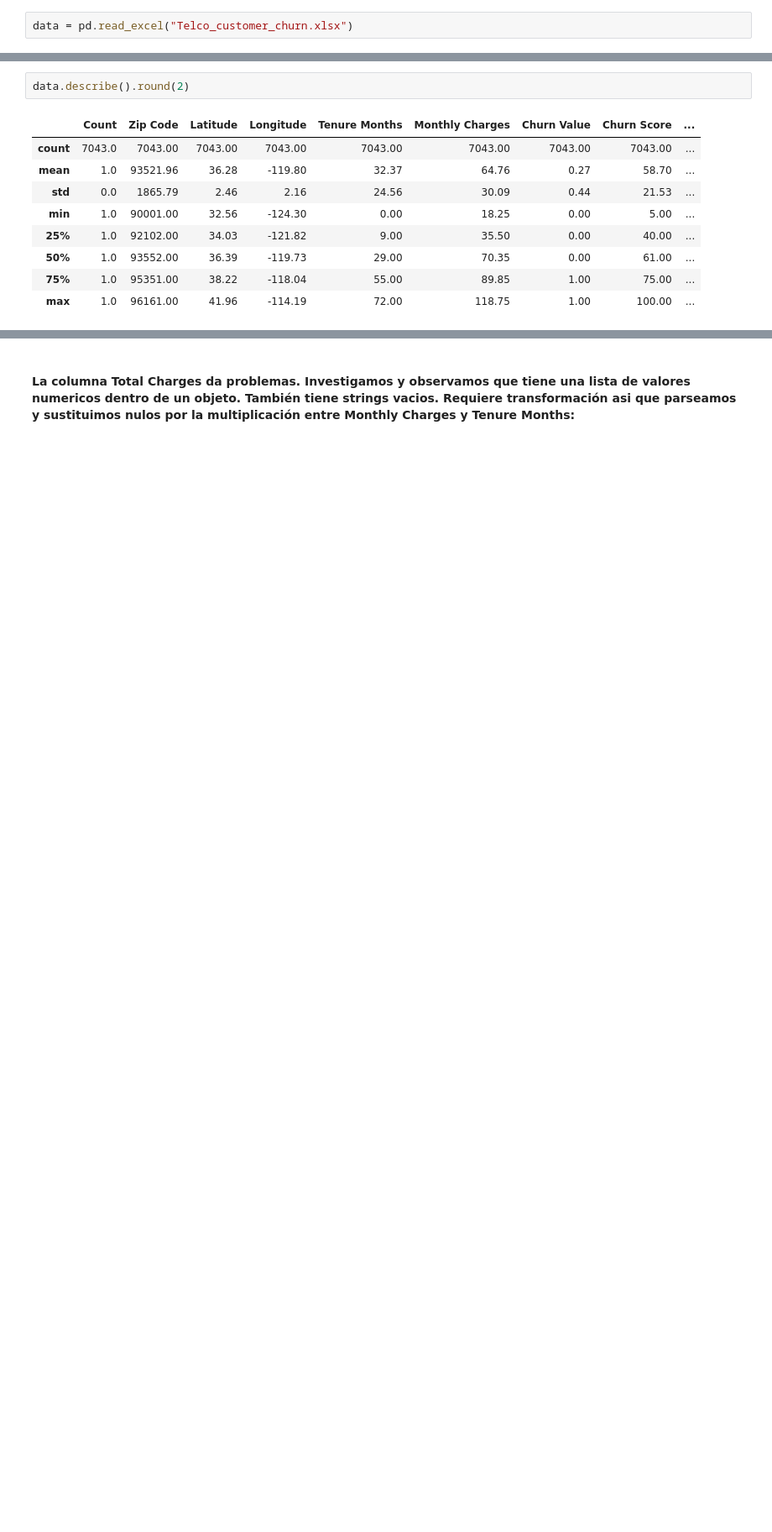
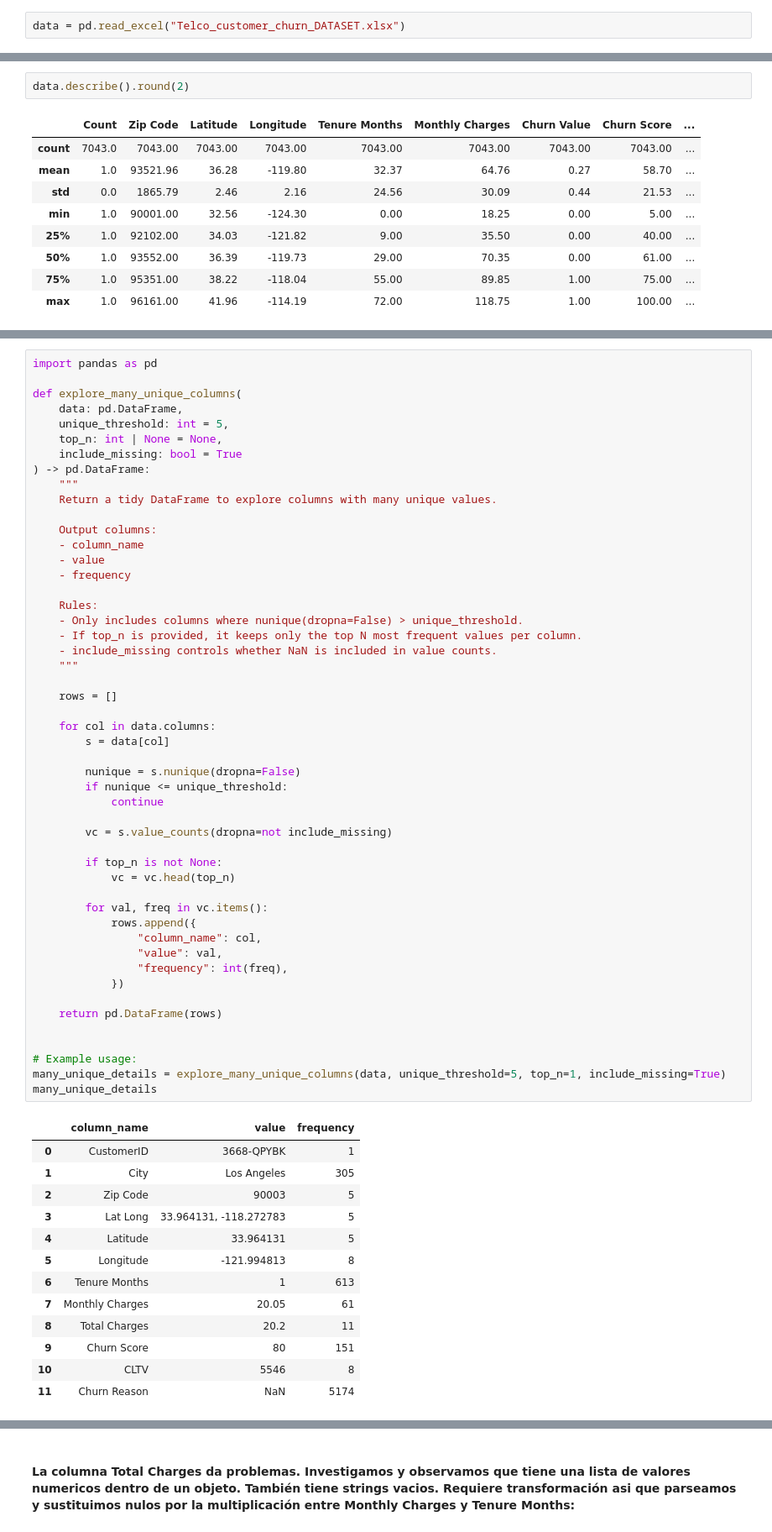
Before and after one commit to OsianJL/telco-customer-churn-analysis, a Jupyter notebook: 01_eda_and_cleaning.ipynb, the cells around one changed output, grey strips where cells are left out. Shown at 84% size. Saved outputs shown, nothing was run; the diff lists cells and outputs as text; blank space fills up the shorter version.

```diff
--- a/01_eda_and_cleaning.ipynb
+++ b/01_eda_and_cleaning.ipynb
@@ -8,5 +18,5 @@ import numpy as np
 import matplotlib.pyplot as plt
 import seaborn as sns
 # %%
-data = pd.read_excel("Telco_customer_churn.xlsx")
+data = pd.read_excel("Telco_customer_churn_DATASET.xlsx")
 # %% [markdown]
@@ -116,0 +190,64 @@ Name: count, dtype: int64
+# %%
+import pandas as pd
+
+def explore_many_unique_columns(
+    data: pd.DataFrame,
+    unique_threshold: int = 5,
+    top_n: int | None = None,
+    include_missing: bool = True
+) -> pd.DataFrame:
+    """
+    Return a tidy DataFrame to explore columns with many unique values.
+
+    Output columns:
+    - column_name
+    - value
+    - frequency
+
+    Rules:
+    - Only includes columns where nunique(dropna=False) > unique_threshold.
+    - If top_n is provided, it keeps only the top N most frequent values per column.
+    - include_missing controls whether NaN is included in value counts.
+    """
+
+    rows = []
+
+    for col in data.columns:
+        s = data[col]
+
+        nunique = s.nunique(dropna=False)
+        if nunique <= unique_threshold:
+            continue
+
+        vc = s.value_counts(dropna=not include_missing)
+
+        if top_n is not None:
+            vc = vc.head(top_n)
+
+        for val, freq in vc.items():
+            rows.append({
+                "column_name": col,
+                "value": val,
+                "frequency": int(freq),
+            })
+
+    return pd.DataFrame(rows)
+
+
+# Example usage:
+many_unique_details = explore_many_unique_columns(data, unique_threshold=5, top_n=1, include_missing=True)
+many_unique_details
+# %% [output]
+|  | column_name | value | frequency |
+| 0 | CustomerID | 3668-QPYBK | 1 |
+| 1 | City | Los Angeles | 305 |
+| 2 | Zip Code | 90003 | 5 |
+| 3 | Lat Long | 33.964131, -118.272783 | 5 |
+| 4 | Latitude | 33.964131 | 5 |
+| 5 | Longitude | -121.994813 | 8 |
+| 6 | Tenure Months | 1 | 613 |
+| 7 | Monthly Charges | 20.05 | 61 |
+| 8 | Total Charges | 20.2 | 11 |
+| 9 | Churn Score | 80 | 151 |
+| 10 | CLTV | 5546 | 8 |
+| 11 | Churn Reason | NaN | 5174 |
```
Also changed, not shown: parts of 11 cells of this notebook.
